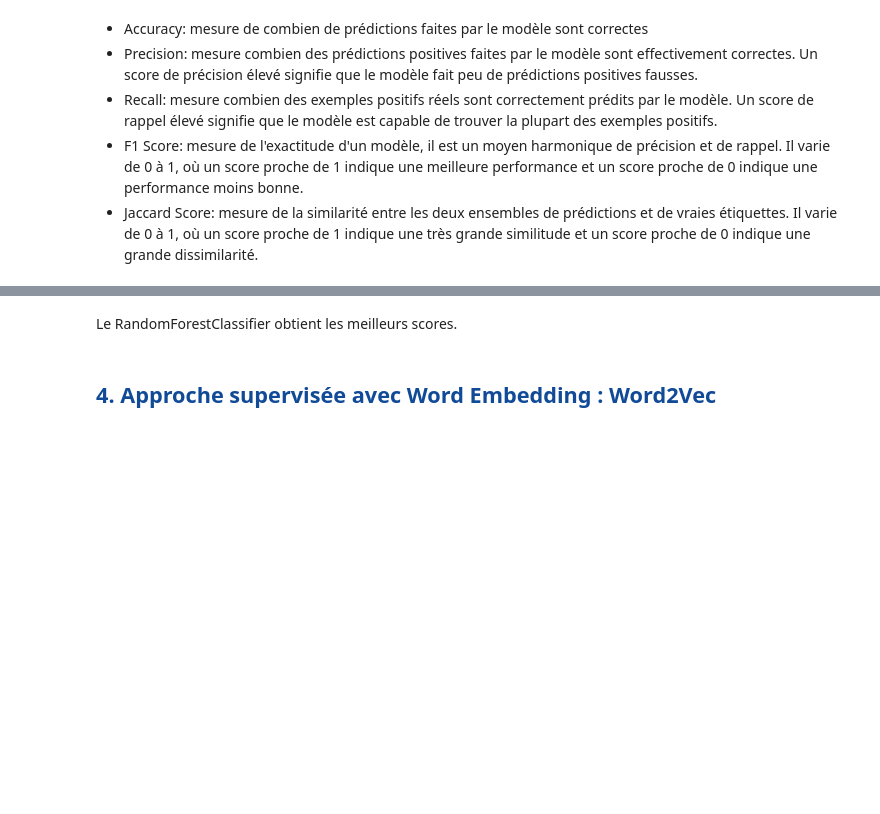
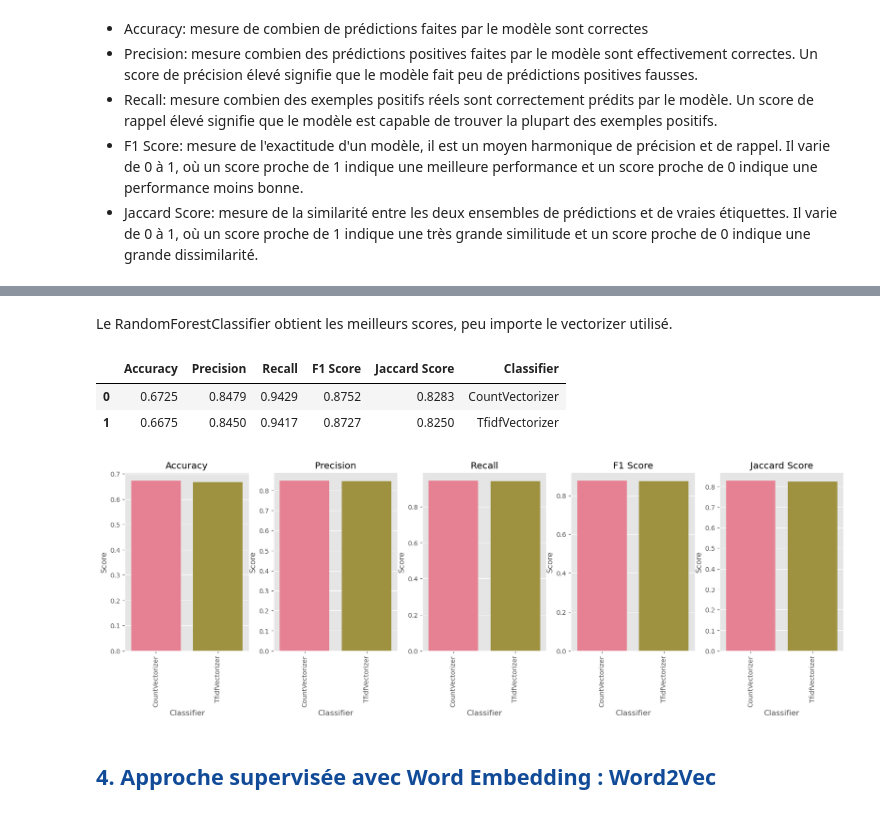
Before and after one commit to sdmwd/IML-Open-Classrooms, a Jupyter notebook: P5 - Catégorisez automatiquement des questions/Projet 5 - Notebook 2 - Simon Durand - v4.ipynb, the cells around one changed output, grey strips where cells are left out. Saved outputs shown, nothing was run; the diff lists cells and outputs as text; code cells hidden in the pictures; blank space fills up the shorter version.

```diff
--- a/P5 - Catégorisez automatiquement des questions/Projet 5 - Notebook 2 - Simon Durand - v4.ipynb
+++ b/P5 - Catégorisez automatiquement des questions/Projet 5 - Notebook 2 - Simon Durand - v4.ipynb
@@ -81,7 +106,7 @@ def get_highest_similarity_rows(data: pd.DataFrame, col1: str, col2: str, n: int
     return data.head(n)
 
 
-data_sample = get_highest_similarity_rows(data, "Tags", "Texts", 1000)
+data_sample = get_highest_similarity_rows(data, "Tags", "Texts", 2000)
 data_sample.drop(['jaccard_similarity'], axis=1, inplace=True)
 data_sample.reset_index(inplace=True, drop=True)
 print(data_sample.shape)
@@ -234,7 +405,7 @@ from sklearn.neighbors import KNeighborsClassifier
 from sklearn.naive_bayes import MultinomialNB
 from sklearn.model_selection import train_test_split
 # %%
-mlb = MultiLabelBinarizer()
+mlb = MultiLabelBinarizer(classes=vocabulary_tags)
 # %%
 tags_mlb = mlb.fit_transform(flat_tags)
 # %%
@@ -342,7 +569,21 @@ plot_results(results_df_TfidfVectorizer)
 # %% [markdown]
-Le RandomForestClassifier obtient les meilleurs scores.
+Le RandomForestClassifier obtient les meilleurs scores, peu importe le vectorizer utilisé.
 # %%
-fjzseimflhqiseflehqsflqehzs
+results_RFC = pd.DataFrame(columns=['Accuracy', 'Precision', 'Recall', 'F1 Score', 'Jaccard Score'])
+results_RFC = results_RFC.append(results_df_CountVectorizer.iloc[2,1:]).reset_index(drop=True)
+results_RFC = results_RFC.append(results_df_TfidfVectorizer.iloc[2,1:]).reset_index(drop=True)
+results_RFC['Classifier'] = ['CountVectorizer', 'TfidfVectorizer']
+# results_RFC = results_RFC.set_index([['CountVectorizer', 'TfidfVectorizer']])
+results_RFC
+# %% [output]
+|  | Accuracy | Precision | Recall | F1 Score | Jaccard Score | Classifier |
+| 0 | 0.6725 | 0.8479 | 0.9429 | 0.8752 | 0.8283 | CountVectorizer |
+| 1 | 0.6675 | 0.8450 | 0.9417 | 0.8727 | 0.8250 | TfidfVectorizer |
+# %%
+# Call the plot_results function
+plot_results(results_RFC)
+# %% [output]
+[figure, added]
 # %% [markdown]
 ## <font color="#114b98" id="section_4">4. Approche supervisée avec Word Embedding : Word2Vec</font>
 # %%
```
Also changed, not shown: parts of 43 cells of this notebook, 1 other file.
